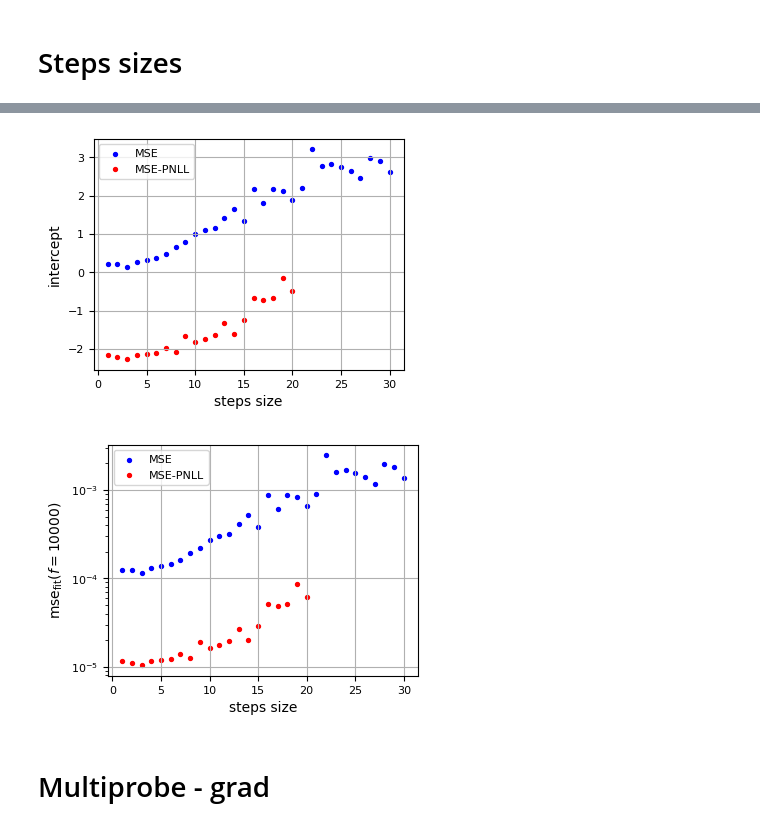
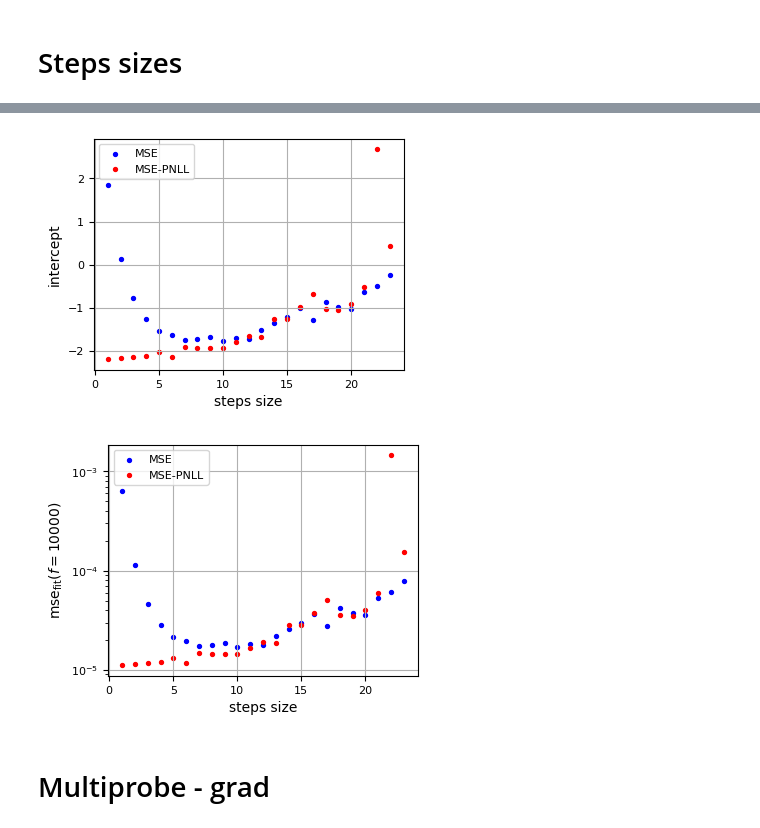
Before and after one commit to raphassaraf/Signal-and-noise-in-ptychographic-imaging, a Jupyter notebook: analysis_final.ipynb, the cells around one changed output, grey strips where cells are left out. Saved outputs shown, nothing was run; the diff lists cells and outputs as text; code cells hidden in the pictures.

```diff
--- a/analysis_final.ipynb
+++ b/analysis_final.ipynb
@@ -229,0 +229,21 @@ f = plot_metrics_params_flu(fluences, mse_dict, ssim_dict, 'steps', steps_sizes)
+# %%
+rec_dict = {
+    'object_mse': {},
+    'loss_mse': {},
+    'object_mse_nll': {},
+    'loss_mse_nll': {}
+}
+
+for i in range(1, 24):
+    loaded_dict = load_data(f'outputs_new/steps_bandlim5/rec_steps_bandlim5_{i}.pkl') # use de-focused ring probe
+    for key, value in loaded_dict.items():
+        rec_dict[key][i] = value
+
+steps_sizes = np.array(list(rec_dict['object_mse'].keys()))
+fluences = np.array(list(rec_dict['object_mse'][1].keys()))
+
+mse_dict = {key: get_MSE_param_flu(TRUE_IMG, rec_dict[key]) for key in obj_keys}
+ssim_dict = {key: get_SSIM_param_flu(TRUE_IMG, rec_dict[key]) for key in obj_keys}
+
+f = plot_metrics_params_flu(fluences, mse_dict, ssim_dict, 'steps', steps_sizes)
+# f.savefig('figures/metrics_steps.png', bbox_inches='tight')
@@ -230,44 +252,44 @@ f = plot_metrics_params_flu(fluences, mse_dict, ssim_dict, 'steps', steps_sizes)
 # %%
 start = np.argwhere(fluences >= 1e3).min()
-X_mse = np.log(fluences[start:])
-y_list_log_mse = np.log(mse_dict['object_mse'][:, start:])
+X_mse = np.log(fluences[start:-1])
+y_list_log_mse = np.log(mse_dict['object_mse'][:, start:-1])
 X_pnll = np.log(fluences[start:-1])
-y_list_log_pnll = np.log(mse_dict['object_mse_nll'][:20, start:-1])
+y_list_log_pnll = np.log(mse_dict['object_mse_nll'][:, start:-1])
 
 def rec_fit(x, b):
     return -1 * x + b
 
 intercept_list_mse, intercept_list_pnll = [], []
 for y_mse in y_list_log_mse:
     intercept_mse, _ = curve_fit(rec_fit, X_mse, y_mse)
     intercept_list_mse.append(intercept_mse)
 for y_pnll in y_list_log_pnll:
     intercept_pnll, _ = curve_fit(rec_fit, X_pnll, y_pnll)
     intercept_list_pnll.append(intercept_pnll)
 intercept_list_mse = np.array(intercept_list_mse).squeeze()
 intercept_list_pnll = np.array(intercept_list_pnll).squeeze()
 
 f, ax = plt.subplots(1, 1, figsize=(4, 3))
-ax.scatter(range(1, 31), intercept_list_mse, label=f'MSE', s=8, c='blue')
-ax.scatter(range(1, 21), intercept_list_pnll, label=f'MSE-PNLL', s=8, c='red')
+ax.scatter(range(1, 24), intercept_list_mse, label=f'MSE', s=8, c='blue')
+ax.scatter(range(1, 24), intercept_list_pnll, label=f'MSE-PNLL', s=8, c='red')
 ax.set_ylabel('intercept')
 ax.set_xlabel('steps size')
 ax.legend()
 ax.grid()
 # f.savefig('figures/intercept_steps.png', bbox_inches='tight')
 
 f, ax = plt.subplots(1, 1, figsize=(4, 3))
-ax.scatter(range(1, 31), np.exp(-np.log(10000) + intercept_list_mse), label=f'MSE', s=8, c='blue')
-ax.scatter(range(1, 21), np.exp(-np.log(10000) + intercept_list_pnll), label=f'MSE-PNLL', s=8, c='red')
+ax.scatter(range(1, 24), np.exp(-np.log(10000) + intercept_list_mse), label=f'MSE', s=8, c='blue')
+ax.scatter(range(1, 24), np.exp(-np.log(10000) + intercept_list_pnll), label=f'MSE-PNLL', s=8, c='red')
 ax.set_ylabel('$\mathrm{mse}_{\mathrm{fit}}(f=10000)$')
 ax.set_xlabel('steps size')
 ax.legend()
 ax.grid()
 ax.set_yscale('log')
 f.savefig('figures/intercept10000_steps.png', bbox_inches='tight')
 # %% [output]
-[figure, old version]
+[figure, new version]
-[figure, old version]
+[figure, new version]
 # %%
 idx_flu = np.arange(3, 10)
 idx_steps = [0]
```
Also changed, not shown: parts of 3 cells of this notebook, 1 other file.
